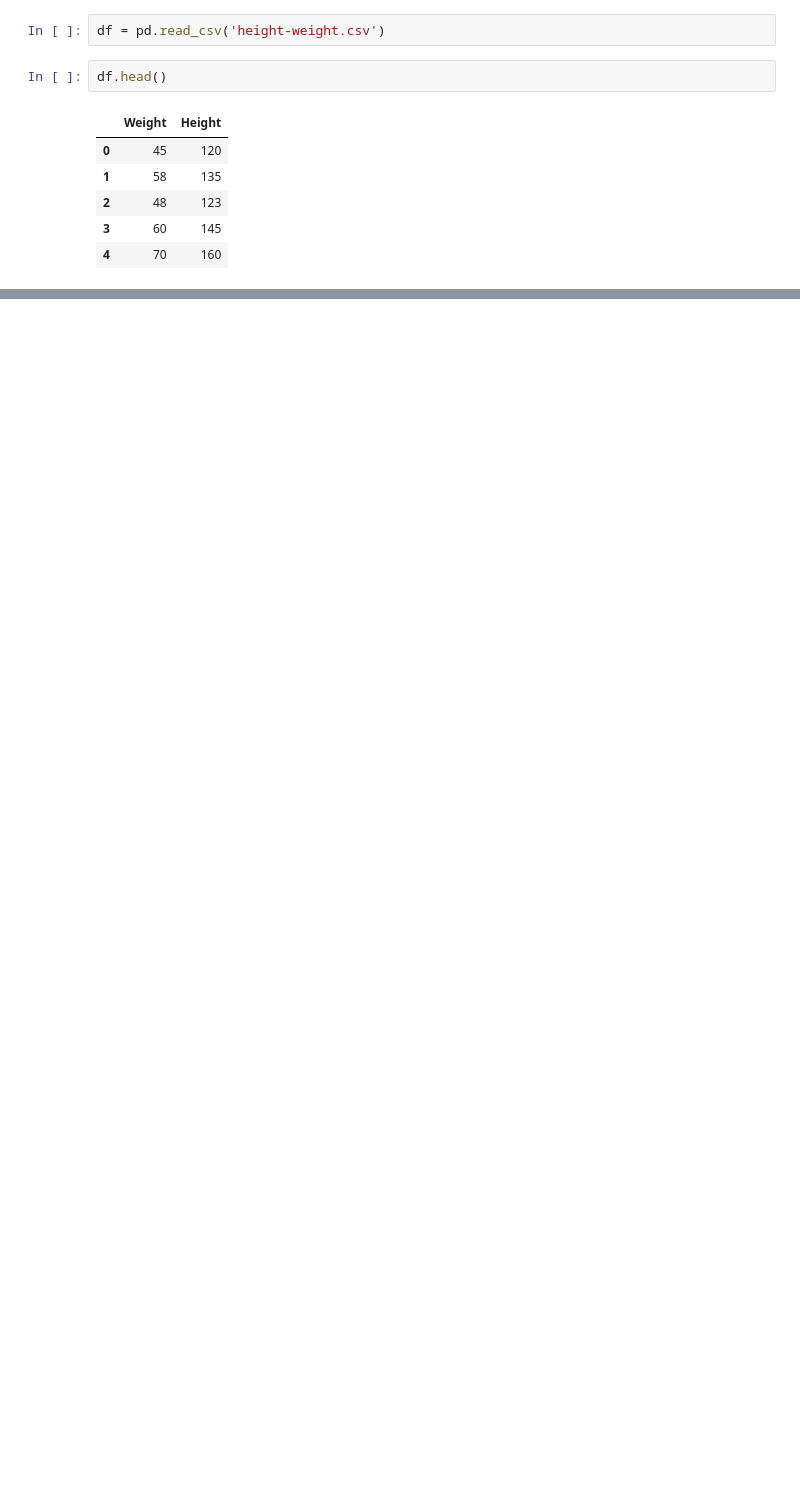
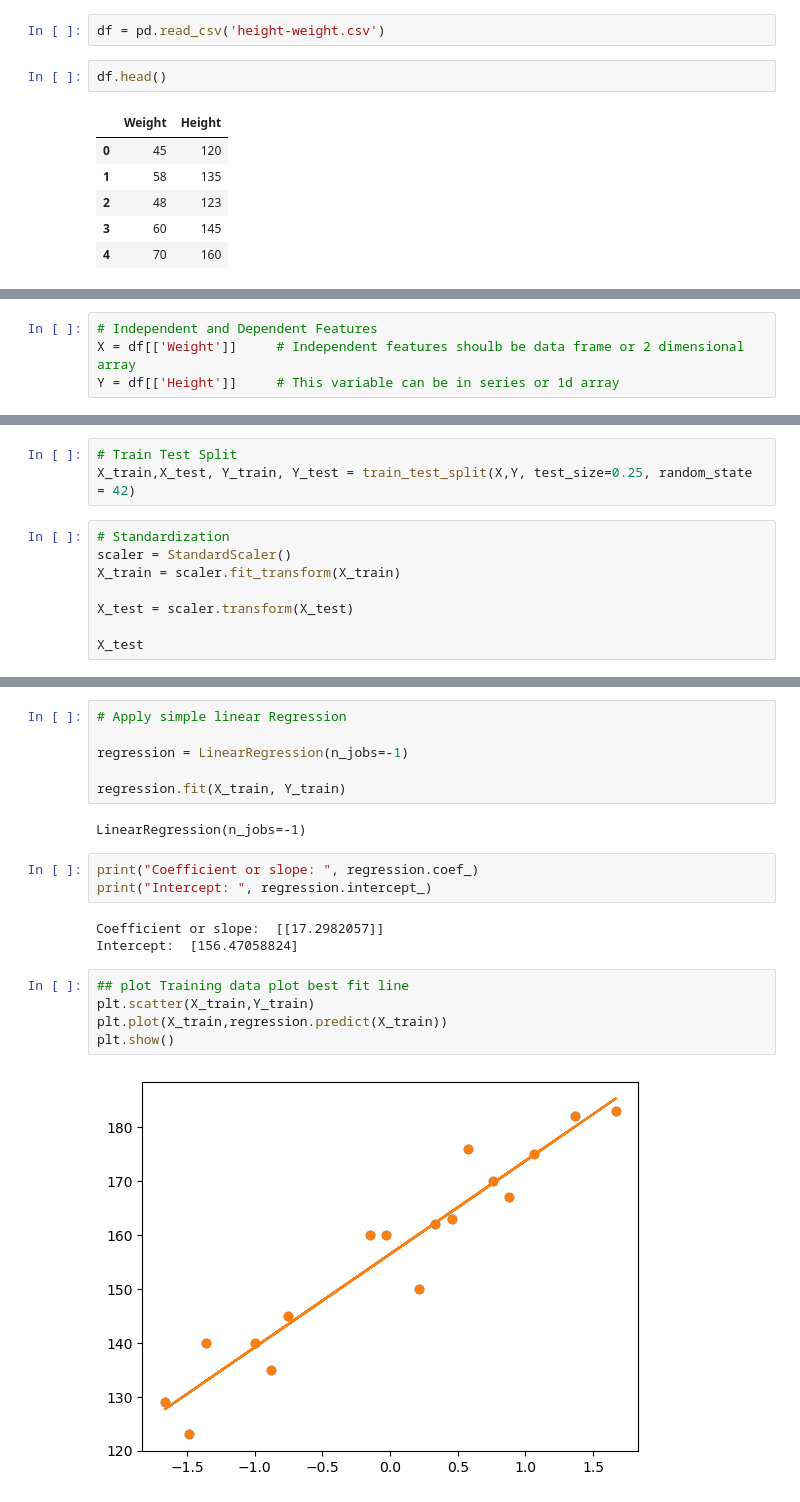
Before and after one commit to nsn-mah6/Linear_Regresssion, a Jupyter notebook: simple_linear_regression.ipynb, the cells around one changed output, grey strips where cells are left out. Cells and saved outputs as stored; diff of their text form; blank space fills up the shorter version.

```diff
--- a/simple_linear_regression.ipynb
+++ b/simple_linear_regression.ipynb
@@ -16,0 +49,4 @@ df.head()
+# %%
+# Independent and Dependent Features
+X = df[['Weight']]     # Independent features shoulb be data frame or 2 dimensional array
+Y = df[['Height']]     # This variable can be in series or 1d array
@@ -16,0 +62,11 @@ df.head()
+# %%
+# Train Test Split
+X_train,X_test, Y_train, Y_test = train_test_split(X,Y, test_size=0.25, random_state = 42)
+# %%
+# Standardization
+scaler = StandardScaler()
+X_train = scaler.fit_transform(X_train)
+
+X_test = scaler.transform(X_test)
+
+X_test
@@ -16,0 +80,21 @@ df.head()
+# %%
+# Apply simple linear Regression
+
+regression = LinearRegression(n_jobs=-1)
+
+regression.fit(X_train, Y_train)
+# %% [output]
+LinearRegression(n_jobs=-1)
+# %%
+print("Coefficient or slope: ", regression.coef_)
+print("Intercept: ", regression.intercept_)
+# %% [output]
+Coefficient or slope:  [[17.2982057]]
+Intercept:  [156.47058824]
+# %%
+## plot Training data plot best fit line
+plt.scatter(X_train,Y_train)
+plt.plot(X_train,regression.predict(X_train))
+plt.show()
+# %% [output]
+[figure, added]
```
Also changed, not shown: parts of 9 cells of this notebook.
